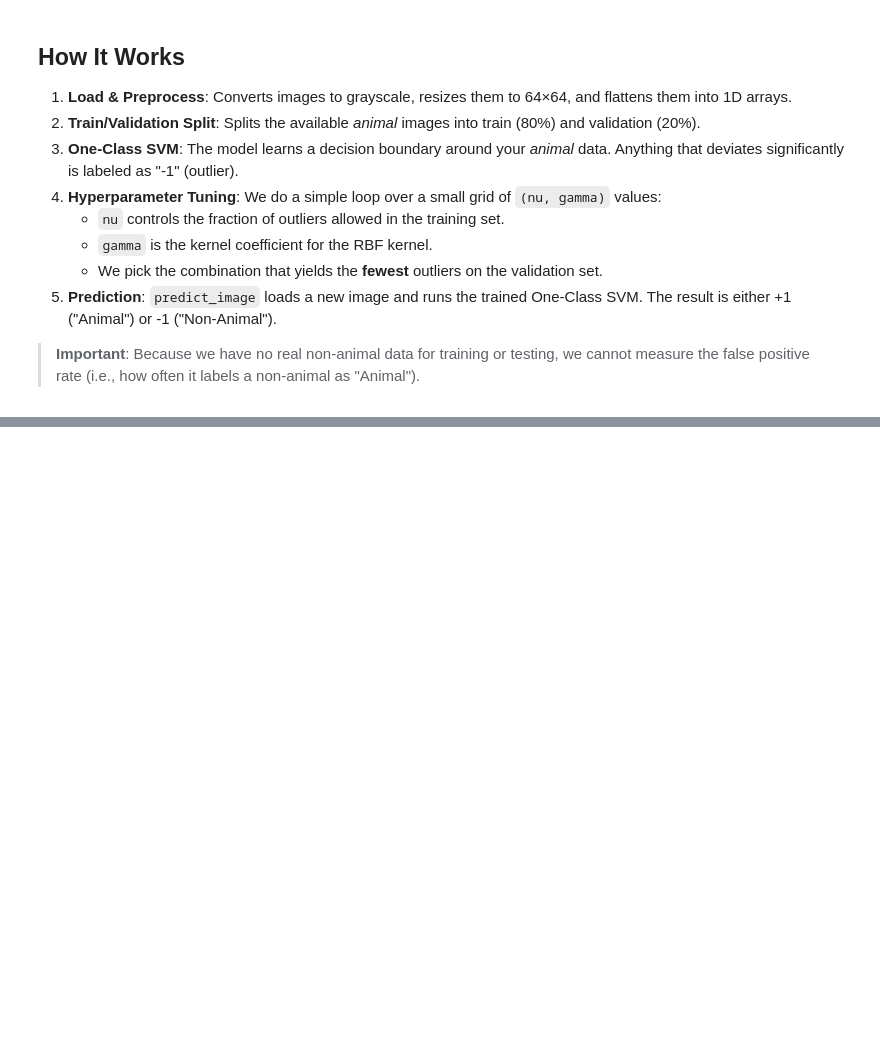
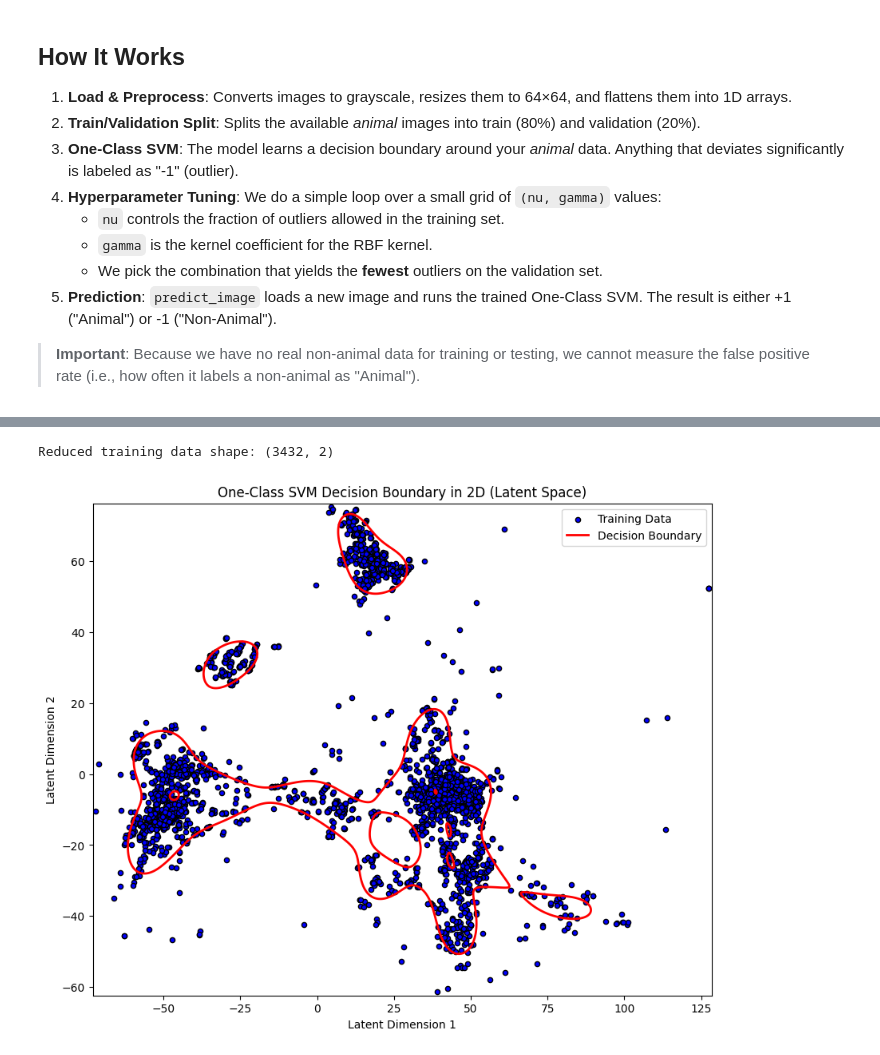
Before and after one commit to Ronan-Francis/CritterSnapAI, a Jupyter notebook: notebooks/OneClassAnimalDetection.ipynb, the cells around one changed output, grey strips where cells are left out. Saved outputs shown, nothing was run; the diff lists cells and outputs as text; code cells hidden in the pictures; blank space fills up the shorter version.

```diff
--- a/notebooks/OneClassAnimalDetection.ipynb
+++ b/notebooks/OneClassAnimalDetection.ipynb
@@ -194,0 +183,49 @@ print(f"Prediction for {test_image_path}: {prediction}")
+# %%
+import numpy as np
+import matplotlib.pyplot as plt
+from sklearn.decomposition import PCA
+from sklearn.svm import OneClassSVM
+from sklearn.preprocessing import StandardScaler
+
+# --- Step 1: Scale the data before applying PCA ---
+scaler = StandardScaler()
+X_train_scaled = scaler.fit_transform(X_train)
+
+# --- Step 2: Reduce to 2D latent space using PCA ---
+pca = PCA(n_components=2)
+X_train_latent = pca.fit_transform(X_train_scaled)
+print(f"Reduced training data shape: {X_train_latent.shape}")
+
+# --- Step 3: Train the One-Class SVM on the latent data ---
+# Experiment with nu and gamma to adjust the smoothness of the boundary.
+svm_latent = OneClassSVM(kernel='rbf', nu=0.1, gamma=0.005)
+svm_latent.fit(X_train_latent)
+
+# --- Step 4: Create a grid over the latent space for contour plotting ---
+xx, yy = np.meshgrid(
+    np.linspace(X_train_latent[:, 0].min() - 1, X_train_latent[:, 0].max() + 1, 1000),
+    np.linspace(X_train_latent[:, 1].min() - 1, X_train_latent[:, 1].max() + 1, 1000)
+)
+grid = np.c_[xx.ravel(), yy.ravel()]
+
+# Evaluate the decision function on the grid.
+Z = svm_latent.decision_function(grid)
+Z = Z.reshape(xx.shape)
+
+# --- Step 5: Plot the latent data and decision boundary ---
+plt.figure(figsize=(10, 8))
+plt.scatter(X_train_latent[:, 0], X_train_latent[:, 1],
+            c='blue', s=20, edgecolor='k', label='Training Data')
+
+# Plot the decision boundary where the decision function equals zero.
+contour = plt.contour(xx, yy, Z, levels=[0], linewidths=2, colors='red')
+plt.plot([], [], color='red', linewidth=2, label='Decision Boundary')
+
+plt.title("One-Class SVM Decision Boundary in 2D (Latent Space)")
+plt.xlabel("Latent Dimension 1")
+plt.ylabel("Latent Dimension 2")
+plt.legend()
+plt.show()
+# %% [output]
+Reduced training data shape: (3432, 2)
+[figure, added]
```
Also changed, not shown: parts of 4 cells of this notebook.
